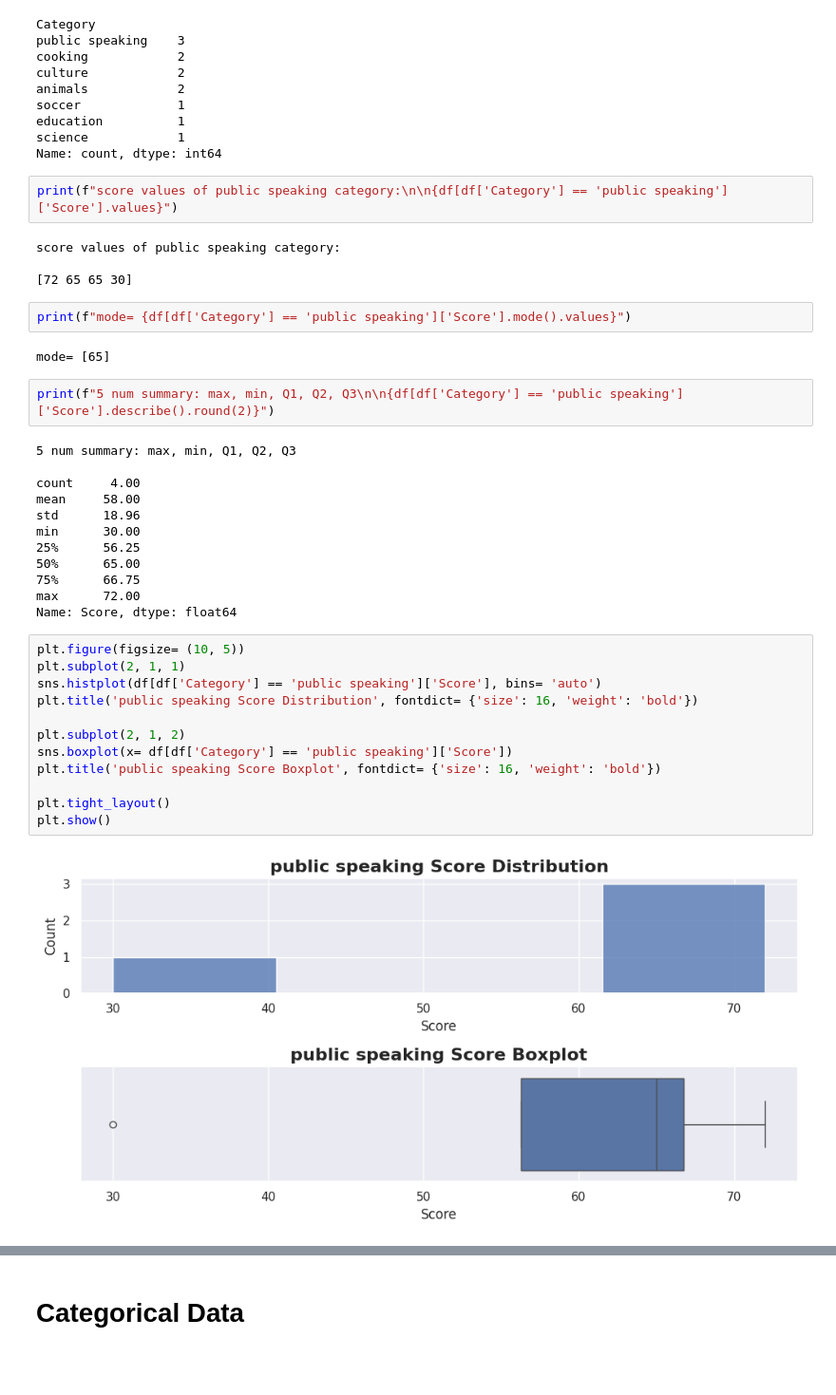
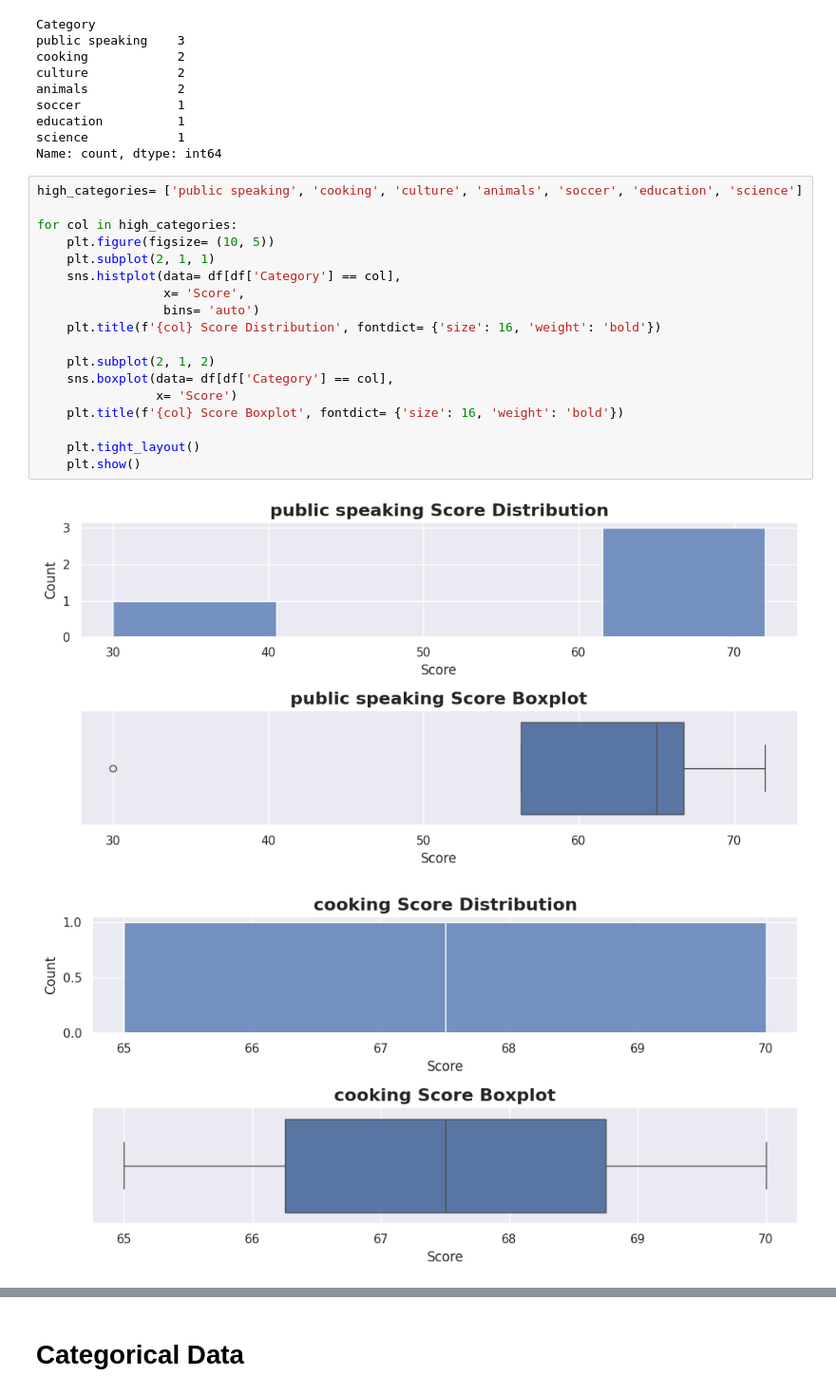
Before and after one commit to AhmAnwar/accenture_virtual_experience_VE_by_Forage, a Jupyter notebook: accenture-virtual-experience-ve-by-forage.ipynb, the cells around one changed output, grey strips where cells are left out. Shown at 95% size. Drawn from its saved outputs; the diff is of its cells as text; blank space fills up the shorter version.

```diff
--- a/accenture-virtual-experience-ve-by-forage.ipynb
+++ b/accenture-virtual-experience-ve-by-forage.ipynb
@@ -293,41 +293,24 @@ soccer             1
 education          1
 science            1
 Name: count, dtype: int64
-# %%
-print(f"score values of public speaking category:\n\n{df[df['Category'] == 'public speaking']['Score'].values}")
-# %% [output]
-score values of public speaking category:
-
-[72 65 65 30]
-# %%
-print(f"mode= {df[df['Category'] == 'public speaking']['Score'].mode().values}")
-# %% [output]
-mode= [65]
-# %%
-print(f"5 num summary: max, min, Q1, Q2, Q3\n\n{df[df['Category'] == 'public speaking']['Score'].describe().round(2)}")
-# %% [output]
-5 num summary: max, min, Q1, Q2, Q3
-
-count     4.00
-mean     58.00
-std      18.96
-min      30.00
-25%      56.25
-50%      65.00
-75%      66.75
-max      72.00
-Name: Score, dtype: float64
 # %%
-plt.figure(figsize= (10, 5))
-plt.subplot(2, 1, 1)
-sns.histplot(df[df['Category'] == 'public speaking']['Score'], bins= 'auto')
-plt.title('public speaking Score Distribution', fontdict= {'size': 16, 'weight': 'bold'})
+high_categories= ['public speaking', 'cooking', 'culture', 'animals', 'soccer', 'education', 'science']
 
-plt.subplot(2, 1, 2)
-sns.boxplot(x= df[df['Category'] == 'public speaking']['Score'])
-plt.title('public speaking Score Boxplot', fontdict= {'size': 16, 'weight': 'bold'})
+for col in high_categories:
+    plt.figure(figsize= (10, 5))
+    plt.subplot(2, 1, 1)
+    sns.histplot(data= df[df['Category'] == col],
+                 x= 'Score',
+                 bins= 'auto')
+    plt.title(f'{col} Score Distribution', fontdict= {'size': 16, 'weight': 'bold'})
 
-plt.tight_layout()
-plt.show()
+    plt.subplot(2, 1, 2)
+    sns.boxplot(data= df[df['Category'] == col],
+                x= 'Score')
+    plt.title(f'{col} Score Boxplot', fontdict= {'size': 16, 'weight': 'bold'})
+
+    plt.tight_layout()
+    plt.show()
 # %% [output]
 [figure]
+[figure, added]
```
Also changed, not shown: parts of 1 cell of this notebook.
